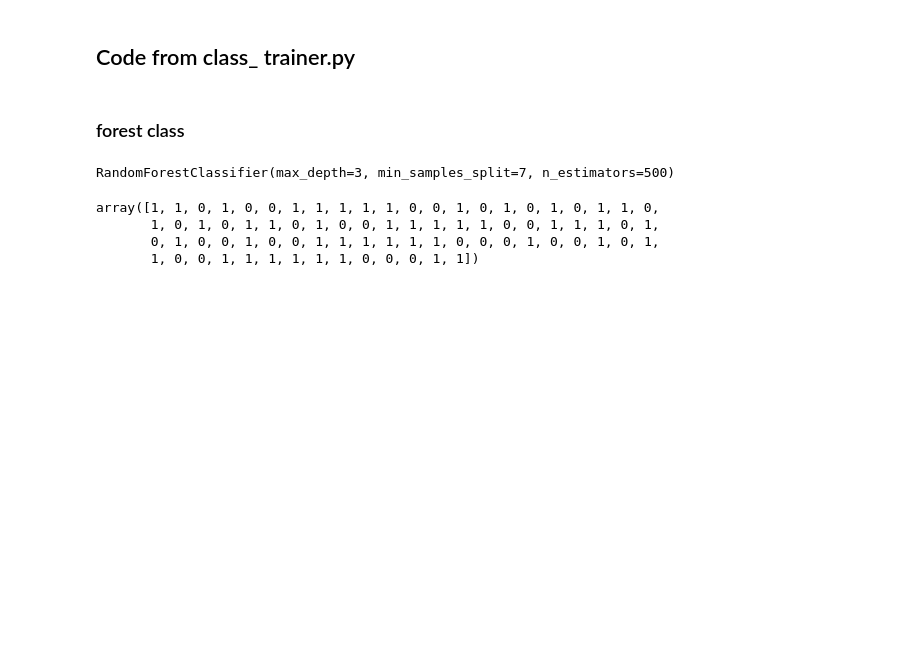
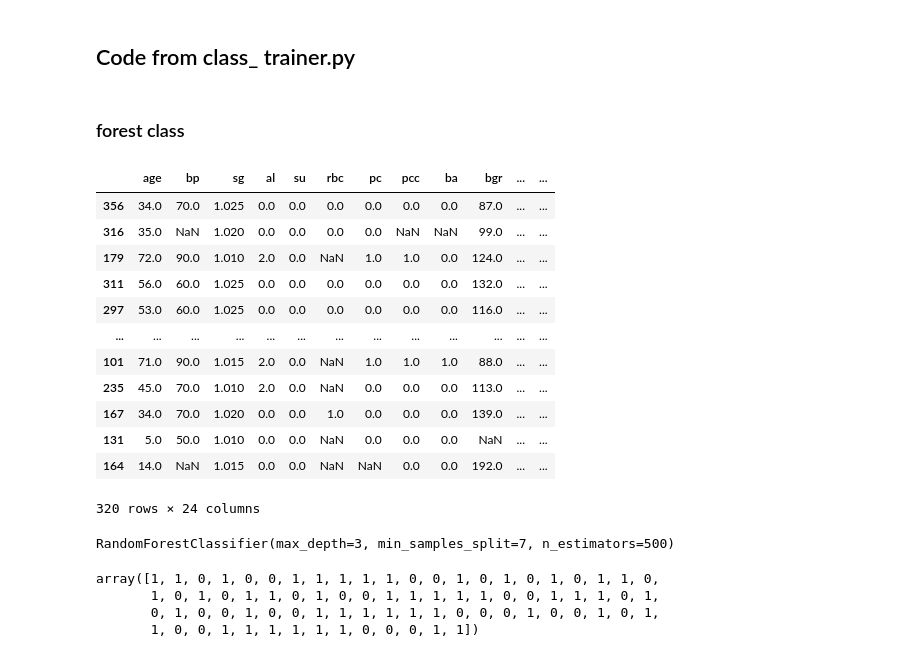
Before and after one commit to viiktoria/kidney_kids, a Jupyter notebook: notebooks/data_prep_copy.ipynb, the cells around one changed output. Cells and saved outputs as stored; diff of their text form; code cells hidden in the pictures; blank space fills up the shorter version.

```diff
--- a/notebooks/data_prep_copy.ipynb
+++ b/notebooks/data_prep_copy.ipynb
@@ -477,20 +477,35 @@ Name: classification, dtype: int64
 # %%
 path = '../raw_data/kidney_disease.csv'
 
 def get_cleaned_data(path=path):
     '''load data from csv
     and use cleaning fct to clean them'''
     df = pd.read_csv(path)
     y = df['classification']
     X = df.drop(columns= {'classification', 'id'})
 
     X = replacing_numerical_features(X)
     X,y = replacing_binary_features(X,y)
 
     X_train, X_test, y_train, y_test = train_test_split(X,y, test_size=0.2)
 
     return X_train, X_test, y_train, y_test
 
-X_train, X_test, y_train, y_tes = get_cleaned_data()
+X_train, X_test, y_train, y_test = get_cleaned_data()
+X_train
+# %% [output]
+|  | age | bp | sg | al | su | rbc | pc | pcc | ba | bgr | ... | ... |
+| 356 | 34.0 | 70.0 | 1.025 | 0.0 | 0.0 | 0.0 | 0.0 | 0.0 | 0.0 | 87.0 | ... | ... |
+| 316 | 35.0 | NaN | 1.020 | 0.0 | 0.0 | 0.0 | 0.0 | NaN | NaN | 99.0 | ... | ... |
+| 179 | 72.0 | 90.0 | 1.010 | 2.0 | 0.0 | NaN | 1.0 | 1.0 | 0.0 | 124.0 | ... | ... |
+| 311 | 56.0 | 60.0 | 1.025 | 0.0 | 0.0 | 0.0 | 0.0 | 0.0 | 0.0 | 132.0 | ... | ... |
+| 297 | 53.0 | 60.0 | 1.025 | 0.0 | 0.0 | 0.0 | 0.0 | 0.0 | 0.0 | 116.0 | ... | ... |
+| ... | ... | ... | ... | ... | ... | ... | ... | ... | ... | ... | ... | ... |
+| 101 | 71.0 | 90.0 | 1.015 | 2.0 | 0.0 | NaN | 1.0 | 1.0 | 1.0 | 88.0 | ... | ... |
+| 235 | 45.0 | 70.0 | 1.010 | 2.0 | 0.0 | NaN | 0.0 | 0.0 | 0.0 | 113.0 | ... | ... |
+| 167 | 34.0 | 70.0 | 1.020 | 0.0 | 0.0 | 1.0 | 0.0 | 0.0 | 0.0 | 139.0 | ... | ... |
+| 131 | 5.0 | 50.0 | 1.010 | 0.0 | 0.0 | NaN | 0.0 | 0.0 | 0.0 | NaN | ... | ... |
+| 164 | 14.0 | NaN | 1.015 | 0.0 | 0.0 | NaN | NaN | 0.0 | 0.0 | 192.0 | ... | ... |
+320 rows × 24 columns
 # %%
 def preproc(X_train):
```
Also changed, not shown: parts of 2 cells of this notebook.
